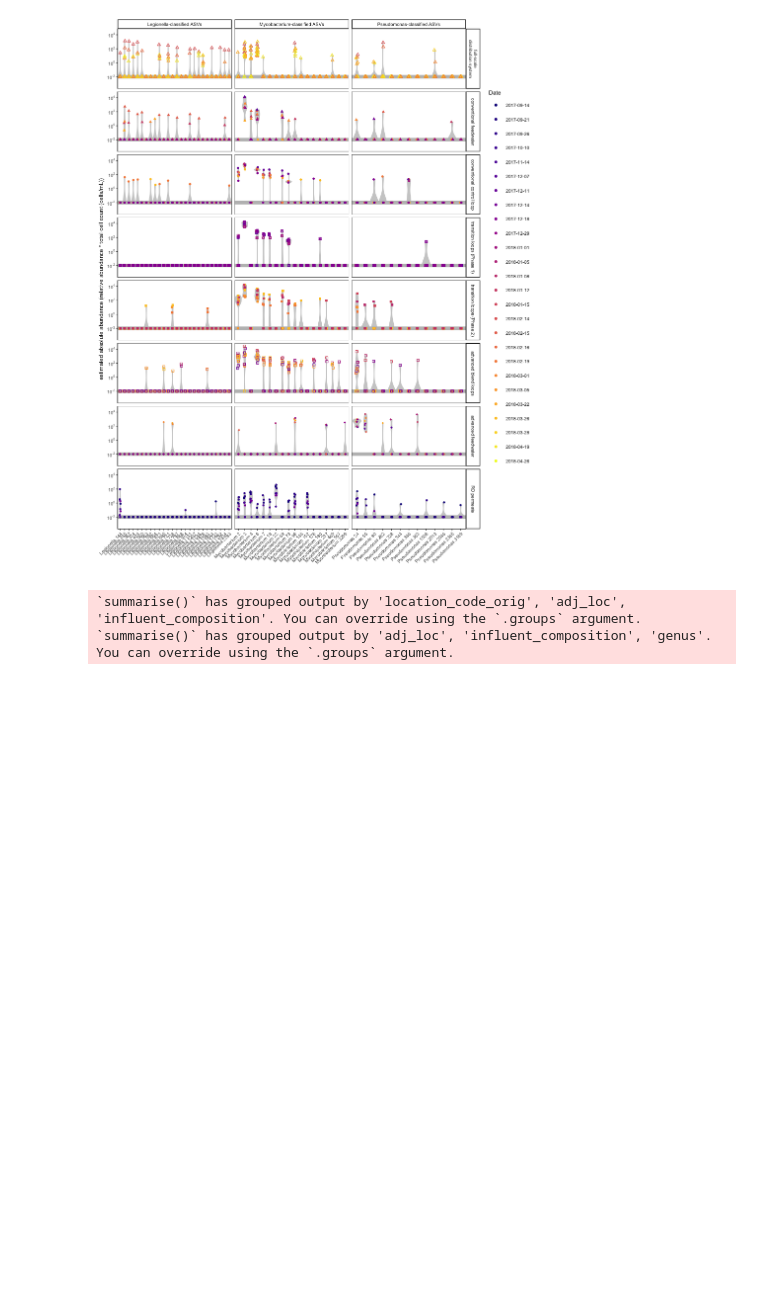
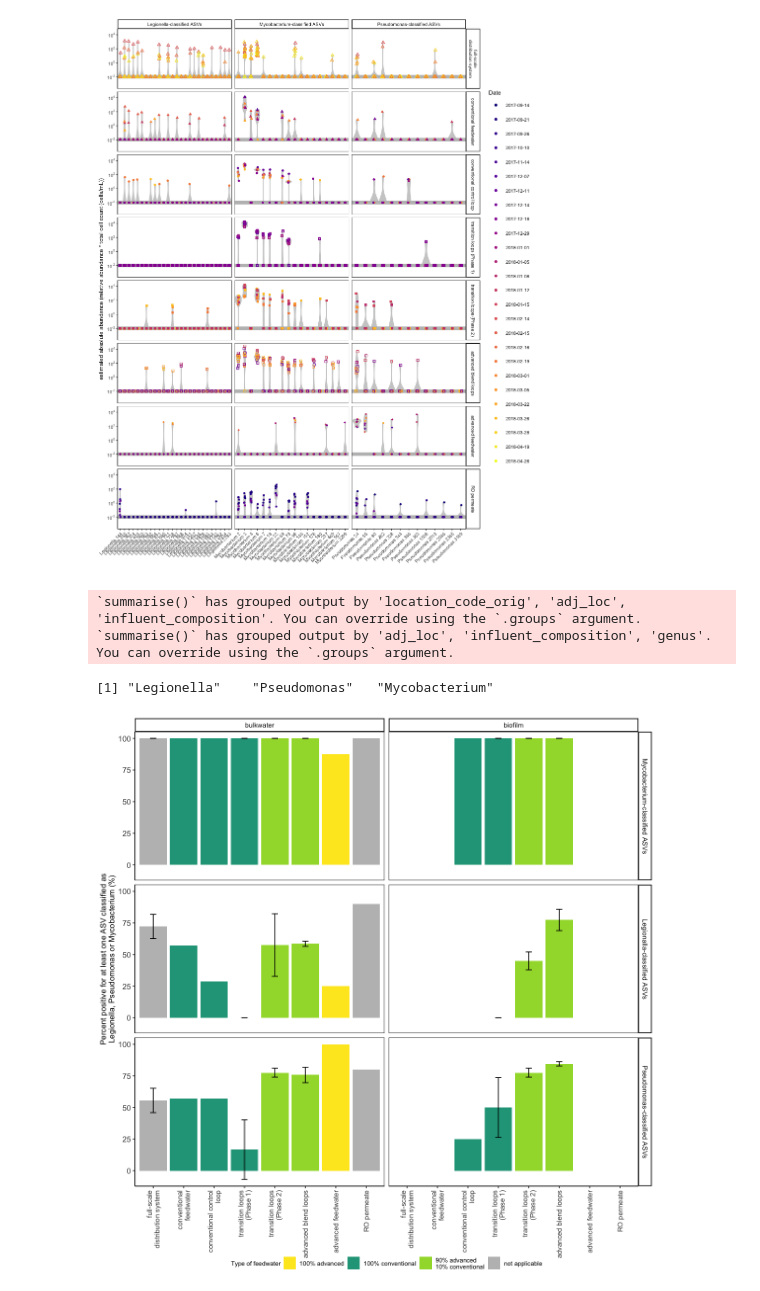
Before and after one commit to kennedylaurenc/2022_microbiological_impacts_DPR_pipe_loops, a Jupyter notebook: 16S_data_analysis_not_executable.ipynb, the cells around one changed output. Drawn from its saved outputs; the diff is of its cells as text; code cells hidden in the pictures; blank space fills up the shorter version.

```diff
--- a/16S_data_analysis_not_executable.ipynb
+++ b/16S_data_analysis_not_executable.ipynb
@@ -239,7 +239,7 @@ sample_data(pipe_loop_bfm_bulk)[(sample_data(pipe_loop_bfm_bulk)$adj_loc=="trans
 sample_data(pipe_loop_bfm_bulk)$adj_loc <-factor(sample_data(pipe_loop_bfm_bulk)$adj_loc, levels=(c( "conventional control loop", p1, p2,"advanced blend loops","third phase")))
 
 # #filter for filtered applications
-pipe_loop_bfm_bulk_filter <- subset_samples(pipe_loop_bfm_bulk_filter, sample_date > as.Date("2017-10-23"))
+pipe_loop_bfm_bulk_filter <- subset_samples(pipe_loop_bfm_bulk, sample_date > as.Date("2017-10-23"))
 unique(sample_data(pipe_loop_bfm_bulk_filter)$adj_loc)
 # %% [output]
 [1] conventional control loop  advanced blend loops
@@ -945,3 +945,45 @@ stats_df3=stats_df2 %>% group_by(adj_loc, influent_composition,genus,sample_type
 'influent_composition'. You can override using the `.groups` argument.
 `summarise()` has grouped output by 'adj_loc', 'influent_composition', 'genus'.
 You can override using the `.groups` argument.
+# %%
+options(repr.plot.width = 10, repr.plot.height = 10) #change the size of the plot
+
+boxplot_colors=c( "#FDE724", "#20A387","#A2DA38","grey")
+
+theme_set(theme_classic(base_size=16))# set font size
+a=stats_df3
+# a[is.na(a$std_p), "std_p"]<- 0
+
+a$adj_loc <-factor(a$adj_loc,c("full-scale\ndistribution system", "conventional feedwater", "conventional control loop", "transition loops (Phase 1)", "transition loops (Phase 2)",  "advanced blend loops", "advanced feedwater", "RO permeate"))
+a[a$influent_composition ==  '90% advanced\n10%_conventional', "influent_composition"] <- '90% advanced\n10% conventional'
+a[a$influent_composition ==  '100%_conventional_water', "influent_composition"] <- '100% conventional'
+a[a$influent_composition ==  '90%_conditioned/10%_conventional', "influent_composition"] <- '90% advanced\n10% conventional'
+levels(a$genus)
+levels(a$genus)<-c("Legionalla-classified ASVs","Pseudomonas-classified ASVs", "Mycobacterium-classified ASVs")
+a$genus<- factor(a$genus, levels= c("Mycobacterium-classified ASVs", "Legionalla-classified ASVs","Pseudomonas-classified ASVs"))
+
+a$sample_type<-  factor(a$sample_type,  levels= c("bulkwater","biofilm"))
+
+ggplot(a, aes(x=adj_loc, y=mean_p, fill=influent_composition))+
+    geom_bar(stat="identity")+
+    geom_errorbar(aes(ymin = mean_p- std_p, ymax = mean_p+std_p), width = 0.2)+
+    ylab("Percent positive for at least one ASV classified as\nLegionella, Pseudomonas or Mycobacterium (%)")+
+    xlab("")+
+    scale_fill_manual(values=boxplot_colors) +
+    labs(fill='Type of feedwater') +
+    facet_grid(genus~sample_type)+
+    theme_classic()+
+    # geom_text(aes(label=count), y=-8)+
+          scale_x_discrete(labels = function(x) str_wrap(x, width = 20))+
+    theme(panel.background = element_rect(fill="White", colour = "Black"),
+                axis.text.x = element_text(hjust=1, vjust=0.5,angle = 90, size = 9),
+                axis.text.y  = element_text(size = 10),
+                axis.title.x = element_text(size=10),
+                axis.title.y = element_text(size=10),
+                legend.title = element_text(size=8),
+                legend.text = element_text(size=8),
+                legend.box="vertical", legend.margin=margin(t=-25),
+                legend.position= "bottom")
+# %% [output]
+[1] "Legionella"    "Pseudomonas"   "Mycobacterium"
+[figure, added]
```
Also changed, not shown: parts of 5 cells of this notebook, 2 other files.
